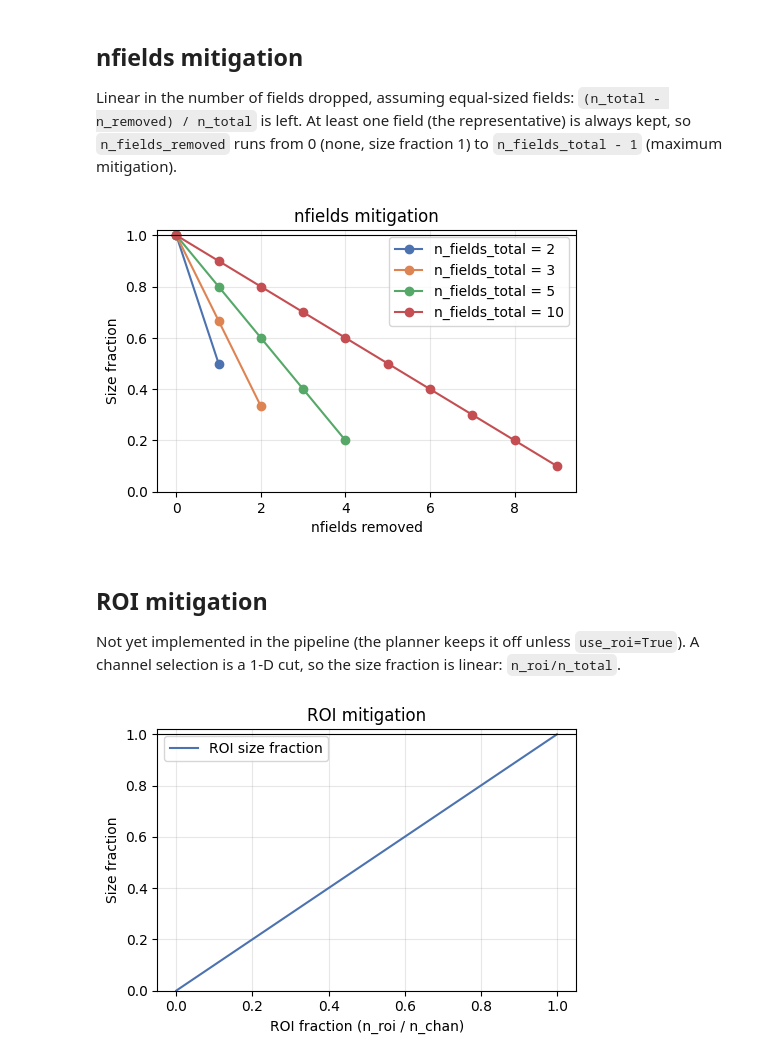
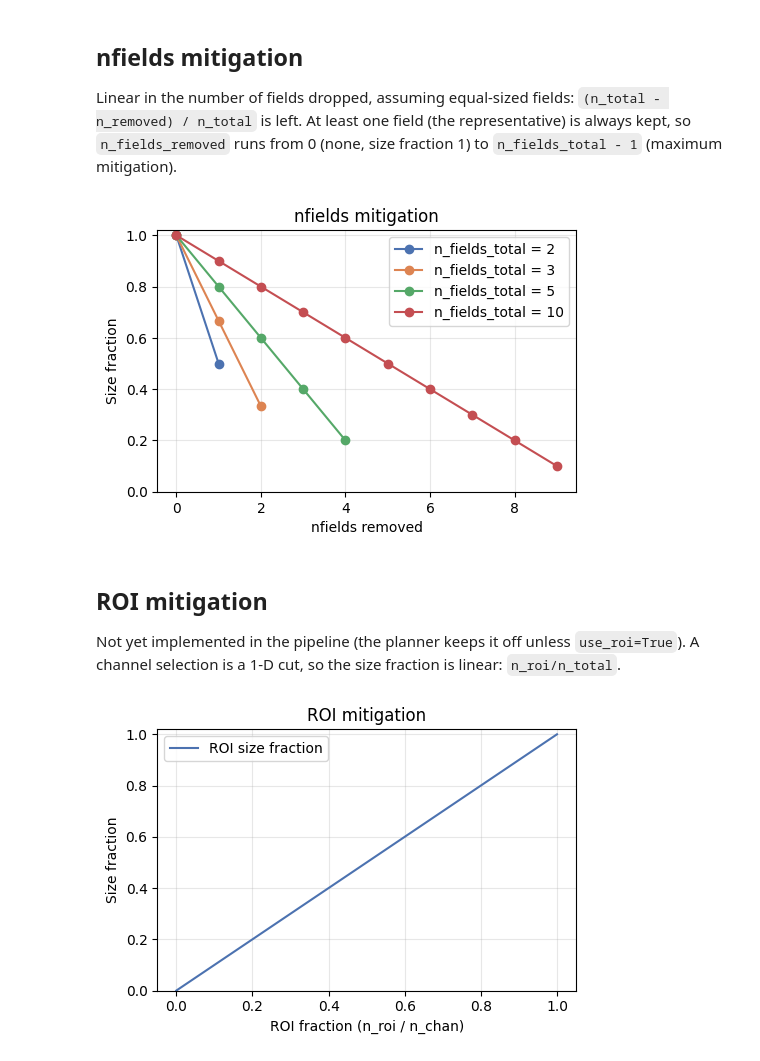
Before and after one commit to lukas-neumann-astro/alma_pipeline_smart_mitigation, a Jupyter notebook: diagnostic_plots_mitigation_sizes.ipynb, the cells around one changed output. Drawn from its saved outputs; the diff is of its cells as text; code cells hidden in the pictures.

```diff
--- a/diagnostic_plots_mitigation_sizes.ipynb
+++ b/diagnostic_plots_mitigation_sizes.ipynb
@@ -178,24 +178,23 @@ Linear in the number of fields dropped, assuming equal-sized fields: `(n_total -
 # %%
 n_fields_total_values = [2, 3, 5, 10]
 colors = ["#4C72B0", "#DD8452", "#55A868", "#C44E52"]
 
 fig, ax = plt.subplots(figsize=(5, 5/1.4))
 for n_total, color in zip(n_fields_total_values, colors):
     n_removed_values = np.arange(0, n_total)
     size_fraction_removed = [size_fraction_fields(n_total, n_total - n_removed) for n_removed in n_removed_values]
     ax.plot(n_removed_values, size_fraction_removed, marker="o", label=f"n_fields_total = {n_total}", color=color)
 ax.set_xlabel("nfields removed")
 ax.set_ylabel("Size fraction")
 ax.set_title("nfields mitigation")
 ax.set_ylim(0, 1.02)
-ax.axhline(1, color="black", linewidth=0.8)
 ax.legend()
 ax.grid(alpha=0.3)
 fig.tight_layout()
 fig.savefig(PLOT_DIR / "nfields_mitigation_sizes.png", dpi=150)
 plt.show()
 # %% [output]
-[figure, old version]
+[figure, new version]
 # %% [markdown]
 ## ROI mitigation
 
@@ -210,11 +209,10 @@ ax.set_xlabel("ROI fraction (n_roi / n_chan)")
 ax.set_ylabel("Size fraction")
 ax.set_title("ROI mitigation")
 ax.set_ylim(0, 1.02)
-ax.axhline(1, color="black", linewidth=0.8)
 ax.legend()
 ax.grid(alpha=0.3)
 fig.tight_layout()
 fig.savefig(PLOT_DIR / "roi_mitigation_sizes.png", dpi=150)
 plt.show()
 # %% [output]
-[figure, old version]
+[figure, new version]
```
Also changed, not shown: parts of 5 cells of this notebook, 4 other files.
